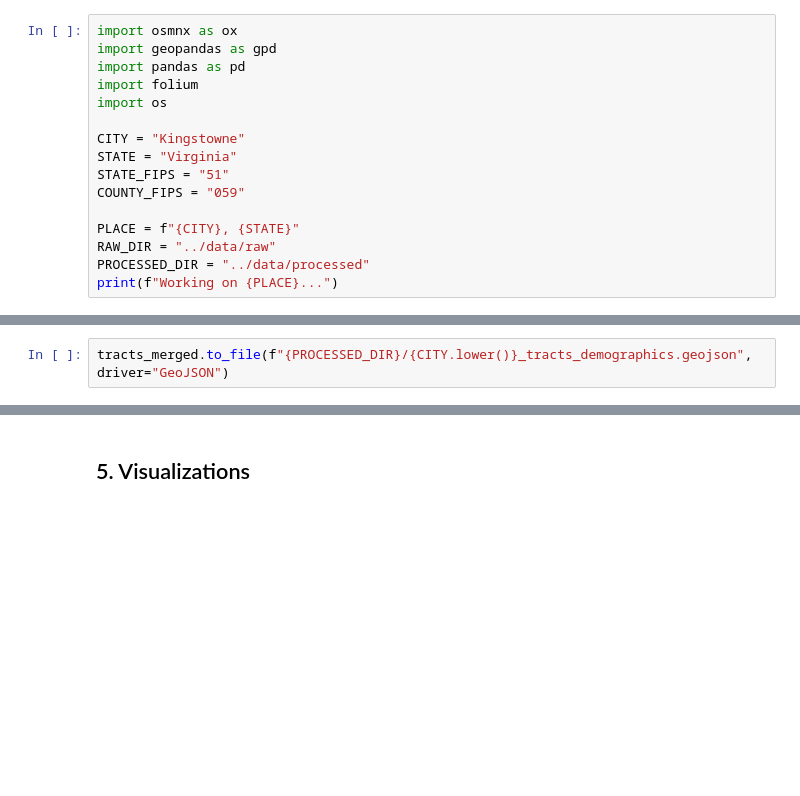
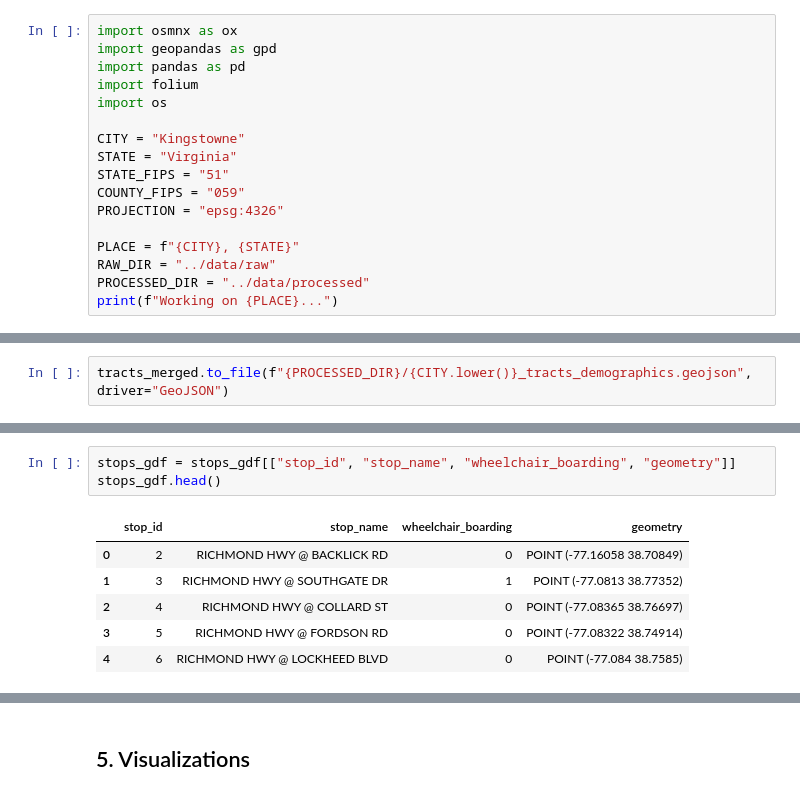
Before and after one commit to neoladsouza/kingstowne-urban-accessibility, a Jupyter notebook: project/notebooks/01_data_acquisition.ipynb, the cells around one changed output, grey strips where cells are left out. Cells and saved outputs as stored; diff of their text form; blank space fills up the shorter version.

```diff
--- a/project/notebooks/01_data_acquisition.ipynb
+++ b/project/notebooks/01_data_acquisition.ipynb
@@ -19,6 +19,7 @@ CITY = "Kingstowne"
 STATE = "Virginia"
 STATE_FIPS = "51"
 COUNTY_FIPS = "059"
+PROJECTION = "epsg:4326"
 
 PLACE = f"{CITY}, {STATE}"
 RAW_DIR = "../data/raw"
@@ -210,0 +232,10 @@ tracts_merged.to_file(f"{PROCESSED_DIR}/{CITY.lower()}_tracts_demographics.geojs
+# %%
+stops_gdf = stops_gdf[["stop_id", "stop_name", "wheelchair_boarding", "geometry"]]
+stops_gdf.head()
+# %% [output]
+|  | stop_id | stop_name | wheelchair_boarding | geometry |
+| 0 | 2 | RICHMOND HWY @ BACKLICK RD | 0 | POINT (-77.16058 38.70849) |
+| 1 | 3 | RICHMOND HWY @ SOUTHGATE DR | 1 | POINT (-77.0813 38.77352) |
+| 2 | 4 | RICHMOND HWY @ COLLARD ST | 0 | POINT (-77.08365 38.76697) |
+| 3 | 5 | RICHMOND HWY @ FORDSON RD | 0 | POINT (-77.08322 38.74914) |
+| 4 | 6 | RICHMOND HWY @ LOCKHEED BLVD | 0 | POINT (-77.084 38.7585) |
```
Also changed, not shown: parts of 14 cells of this notebook.
